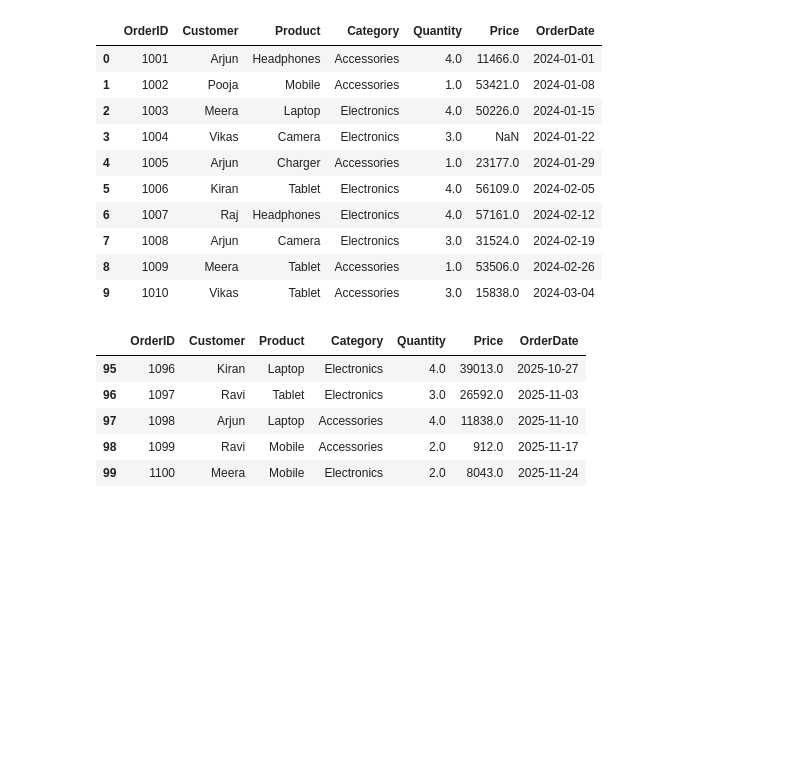
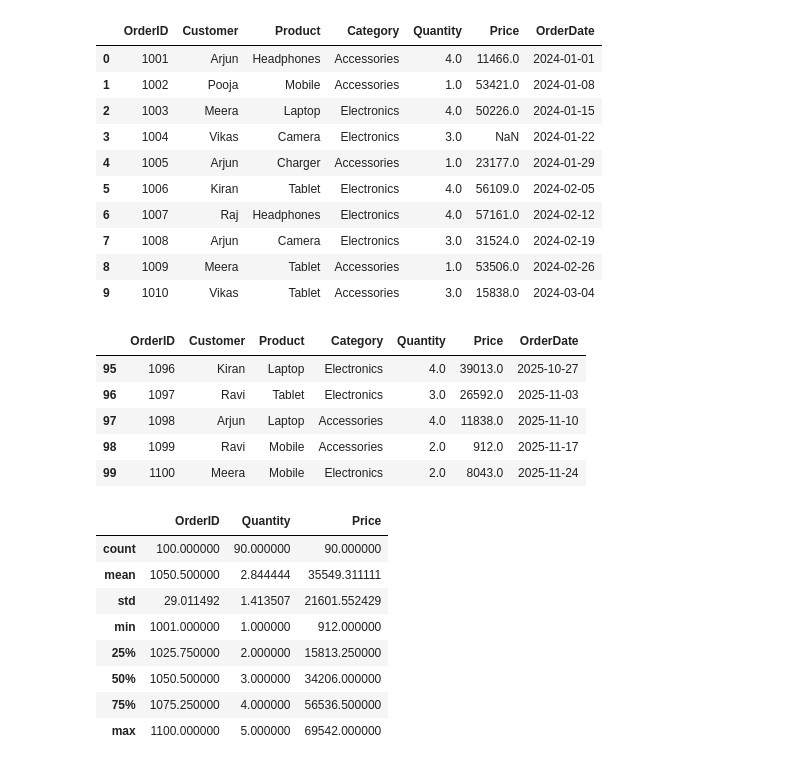
Before and after one commit to ganeshbgunjal/Data-Analysis-Libraries, a Jupyter notebook: 3 Data manipulation with Pandas and Numpy.ipynb, the cells around one changed output. Saved outputs shown, nothing was run; the diff lists cells and outputs as text; code cells hidden in the pictures; blank space fills up the shorter version.

```diff
--- a/3 Data manipulation with Pandas and Numpy.ipynb
+++ b/3 Data manipulation with Pandas and Numpy.ipynb
@@ -112,3 +112,15 @@ df1.tail()
 | 97 | 1098 | Arjun | Laptop | Accessories | 4.0 | 11838.0 | 2025-11-10 |
 | 98 | 1099 | Ravi | Mobile | Accessories | 2.0 | 912.0 | 2025-11-17 |
 | 99 | 1100 | Meera | Mobile | Electronics | 2.0 | 8043.0 | 2025-11-24 |
+# %%
+df1.describe()
+# %% [output]
+|  | OrderID | Quantity | Price |
+| count | 100.000000 | 90.000000 | 90.000000 |
+| mean | 1050.500000 | 2.844444 | 35549.311111 |
+| std | 29.011492 | 1.413507 | 21601.552429 |
+| min | 1001.000000 | 1.000000 | 912.000000 |
+| 25% | 1025.750000 | 2.000000 | 15813.250000 |
+| 50% | 1050.500000 | 3.000000 | 34206.000000 |
+| 75% | 1075.250000 | 4.000000 | 56536.500000 |
+| max | 1100.000000 | 5.000000 | 69542.000000 |
```
Also changed, not shown: parts of 9 cells of this notebook.
